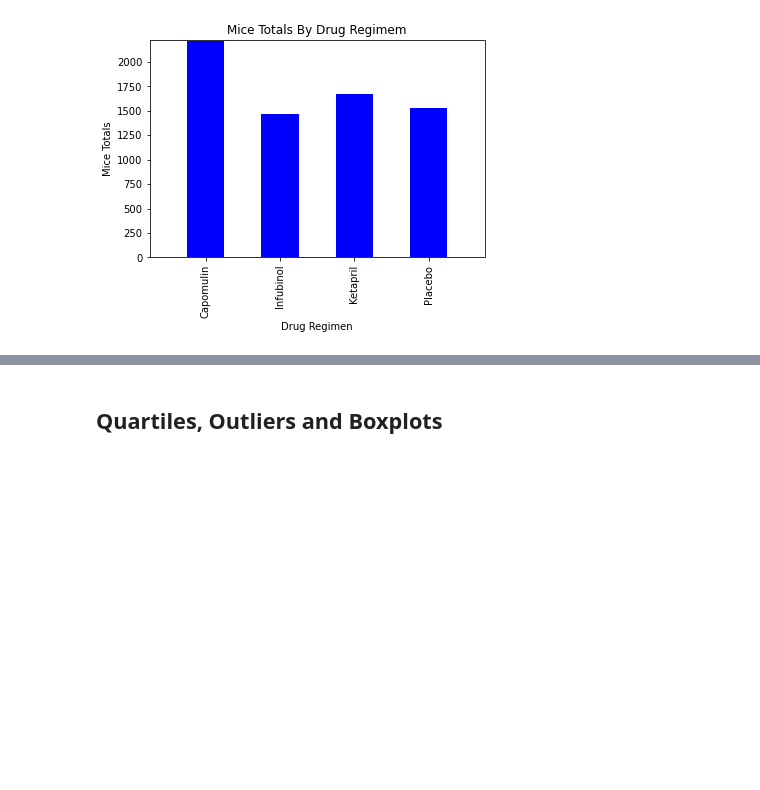
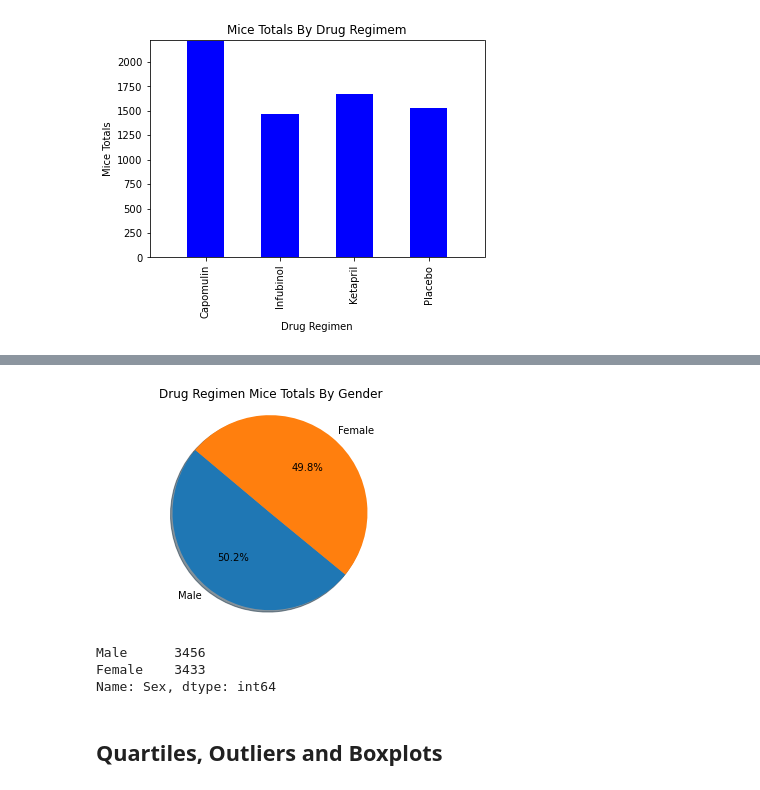
Before and after one commit to rw576/Matplotlib-Challenge, a Jupyter notebook: pymaceuticals_starter_rw.ipynb, the cells around one changed output, grey strips where cells are left out. Saved outputs shown, nothing was run; the diff lists cells and outputs as text; code cells hidden in the pictures; blank space fills up the shorter version.

```diff
--- a/pymaceuticals_starter_rw.ipynb
+++ b/pymaceuticals_starter_rw.ipynb
@@ -130,2 +148,23 @@ plt.show()
+# %%
+# Generate a pie plot showing the distribution of female versus male mice using pyplot
+
+#Creating Pie Chart
+plt.pie(gender_count, labels=gender_count.index.values,
+        autopct="%1.1f%%", shadow=True, startangle=140)
+
+#Set axis to equal so it creates a ciricle
+plt.axis("equal")
+
+# Give Title
+plt.title("Drug Regimen Mice Totals By Gender")
+
+# Print Chart
+plt.show()
+gender_count
+# %% [output]
+[figure, added]
+Male      3456
+Female    3433
+Name: Sex, dtype: int64
 # %% [markdown]
 ## Quartiles, Outliers and Boxplots
```
Also changed, not shown: parts of 7 cells of this notebook.
